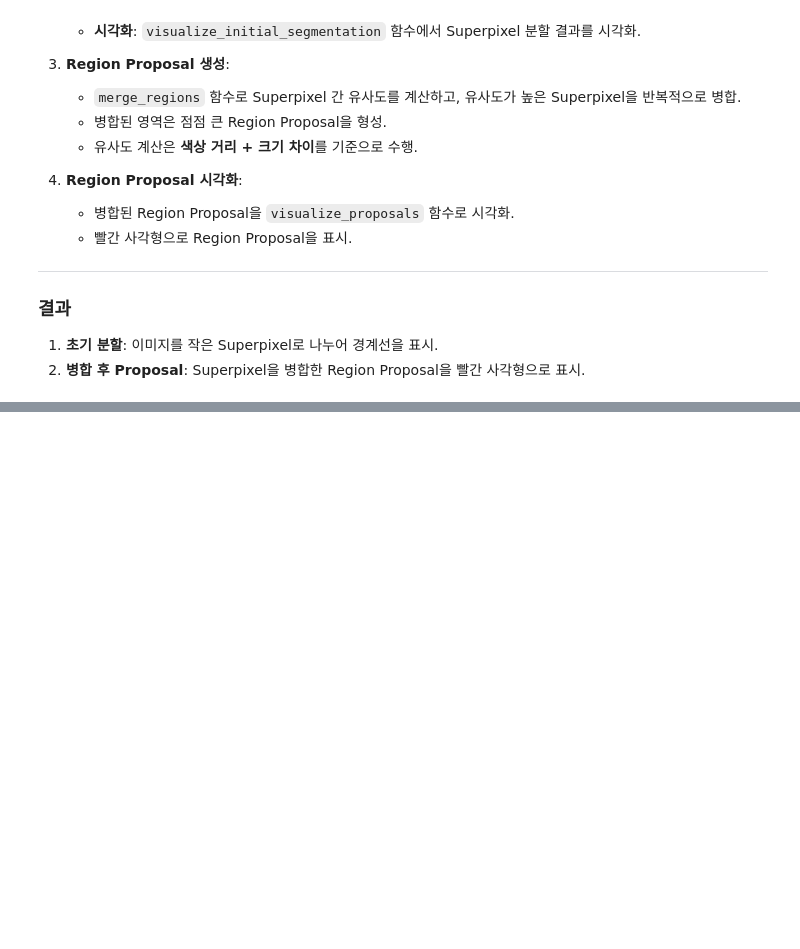
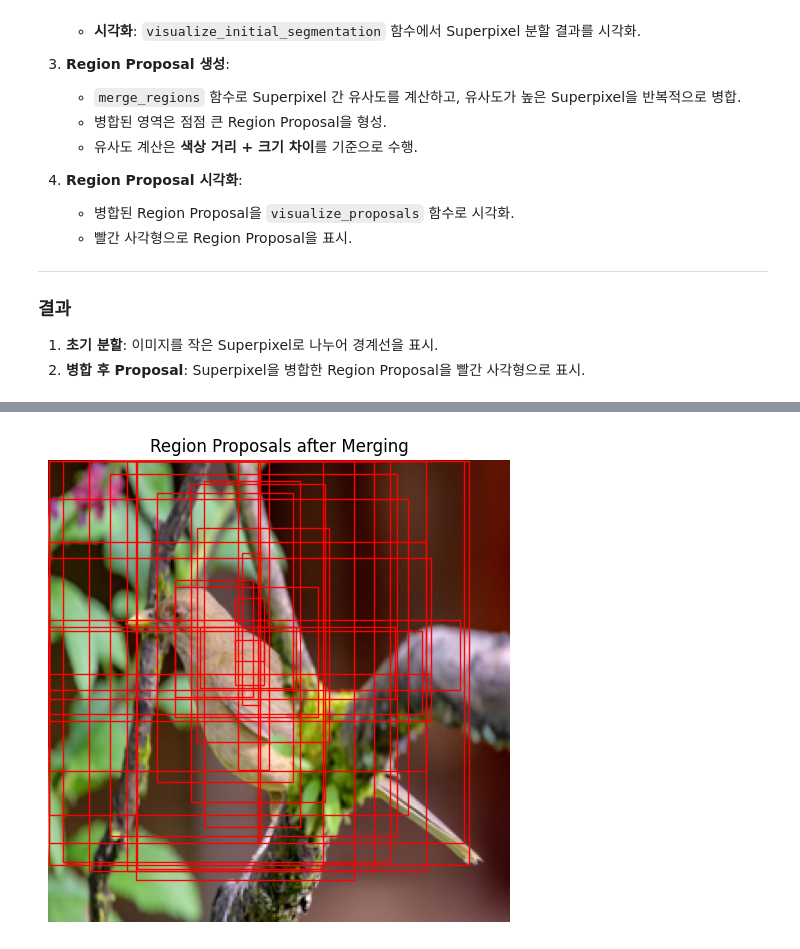
Before and after one commit to jyj1206/Computer_Vision, a Jupyter notebook: Section03. Object Detection, Segmentation - Faster R-CNN, Mask R-CNN/Selective_Search.ipynb, the cells around one changed output, grey strips where cells are left out. Drawn from its saved outputs; the diff is of its cells as text; code cells hidden in the pictures; blank space fills up the shorter version.

```diff
--- a/Section03. Object Detection, Segmentation - Faster R-CNN, Mask R-CNN/Selective_Search.ipynb
+++ b/Section03. Object Detection, Segmentation - Faster R-CNN, Mask R-CNN/Selective_Search.ipynb
@@ -133,3 +138,8 @@ UnidentifiedImageError: cannot identify image file '../Datasets/images/bird.jpg'
 # %%
 # Region Proposal 생성
+region_props = merge_regions(image, segments, num_merges=50)
+
 # Region Proposal 시각화
+visualize_proposals(image, region_props)
+# %% [output]
+[figure, added]
```
Also changed, not shown: parts of 2 cells of this notebook.
